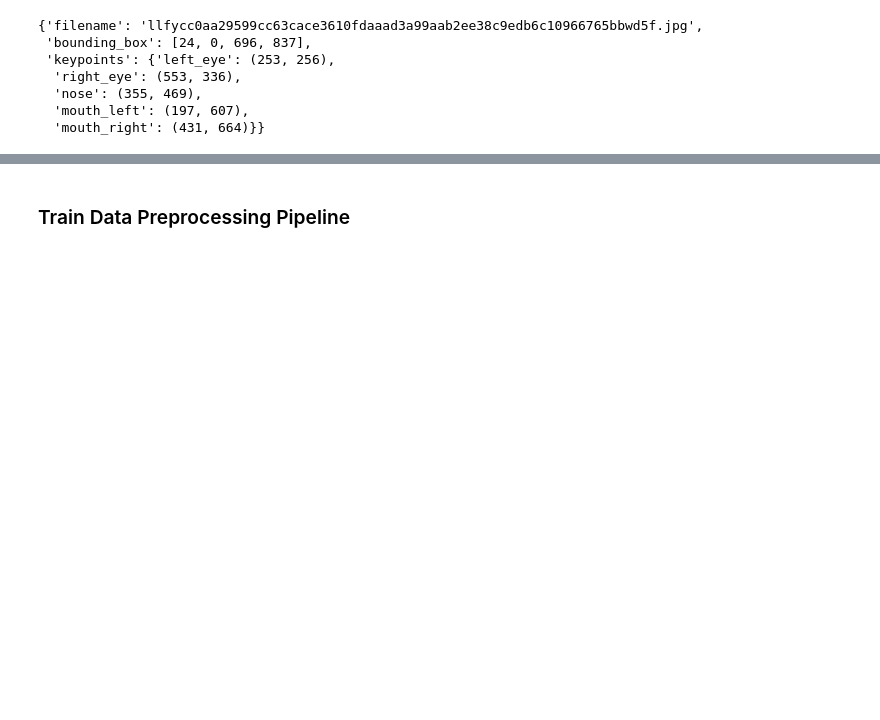
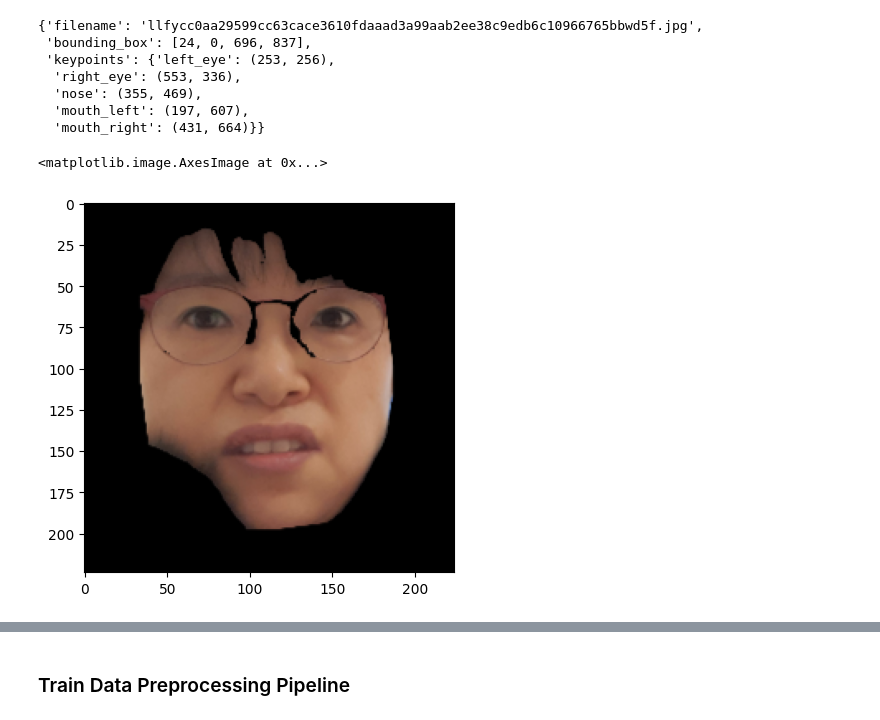
Before and after one commit to zooodung/Face_Image_Emotion_Classification, a Jupyter notebook: FP_PREPROCESSING.ipynb, the cells around one changed output, grey strips where cells are left out. Drawn from its saved outputs; the diff is of its cells as text; code cells hidden in the pictures; blank space fills up the shorter version.

```diff
--- a/FP_PREPROCESSING.ipynb
+++ b/FP_PREPROCESSING.ipynb
@@ -265,0 +299,26 @@ def calculate_angle(face_info):
+# %%
+def normalize_face(image, landmarks, output_size=(224, 224)):
+    left_eye = np.array(landmarks['left_eye'])
+    right_eye = np.array(landmarks['right_eye'])
+    nose_tip = np.array(landmarks['nose'])
+
+    # 눈 사이 거리
+    eye_distance = np.linalg.norm(left_eye - right_eye)
+
+    # 스케일링 비율
+    desired_eye_distance = 0.3 * output_size[0]
+    scale = desired_eye_distance / eye_distance
+
+    # 눈 사이 거리 정규화
+    M = np.array([[scale, 0, 0], [0, scale, 0]])
+    scaled_image = cv2.warpAffine(image, M, (image.shape[1], image.shape[0]))
+
+    # 코 끝을 기준으로 중심 이동
+    eyes_center = ((left_eye + right_eye) * scale) / 2
+    nose_center = nose_tip * scale
+    offset_x = output_size[0] / 2 - nose_center[0]
+    offset_y = output_size[1] / 2 - nose_center[1]
+    M = np.array([[1, 0, offset_x], [0, 1, offset_y]])
+    normalized_image = cv2.warpAffine(scaled_image, M, output_size)
+
+    return normalized_image
@@ -270,6 +335,18 @@ img_masked = mask_img(anger[2]['filename'], 'anger/', anger_segment) # 이미지
 img_cropped = crop_face(anger[2],img_masked) # 이미지 Crop
 img_info = extract_face_info(anger[2], img_cropped) # 이미지 특징점 추출
 rotated_image = rotate_image(img_cropped, calculate_angle(img_info)) # 좌/우 눈을 수평으로 이미지 회전
-img_info['keypoints'] = rotate_keypoints(img_info['keypoints'], calculate_angle(img_info), (img_cropped.shape[1] // 2, img_cropped.shape[0] // 2)) # 키포인트 회전, 기존 키포인트 수정
-# 이미지 파일 크기 조정 // 정규화
+
+#img_info['keypoints'] = rotate_keypoints(img_info['keypoints'], calculate_angle(img_info), (img_cropped.shape[1] // 2, img_cropped.shape[0] // 2)) # 키포인트 회전, 기존 키포인트 수정
+img_normalized = normalize_face(rotated_image, img_info['keypoints'])
+img_info = extract_face_info(anger[2], img_normalized) # 이미지 특징점 재추출
+
+img_grayscaled = cv2.cvtColor(img_normalized, cv2.COLOR_BGR2GRAY) # Grayscalling
+img_clahe = clahe.apply(img_grayscaled) # CLAHE
+#img_denoised = cv2.GaussianBlur(img_clahe, (5, 5), 0) # Denoising // Blur, Morphology 모두 고려해서 선택 진행
+img_zerocenterd = zero_centering(img_clahe) # Zero-centering //Z-score 스케일링에는 불필요
+img_scaled = zscore_scaling(img_zerocenterd) # 스케일링 // Min-Max, Z-score, L1 normalization, L2 normalization 모두 고려해서 선택 진행
+
+#img_resized = cv2.resize(rotated_image, (224, 224)) # resizing
+# Binarization
+# Augmentation // 성능 향상, 1102개로 부족하다고 판단되면 추가
 # %% [output]
@@ -332,3 +413,8 @@ img_info
   'nose': (355, 469),
   'mouth_left': (197, 607),
   'mouth_right': (431, 664)}}
+# %%
+plt.imshow(img_normalized)
+# %% [output]
+<matplotlib.image.AxesImage at 0x...>
+[figure, added]
```
Also changed, not shown: parts of 30 cells of this notebook.
